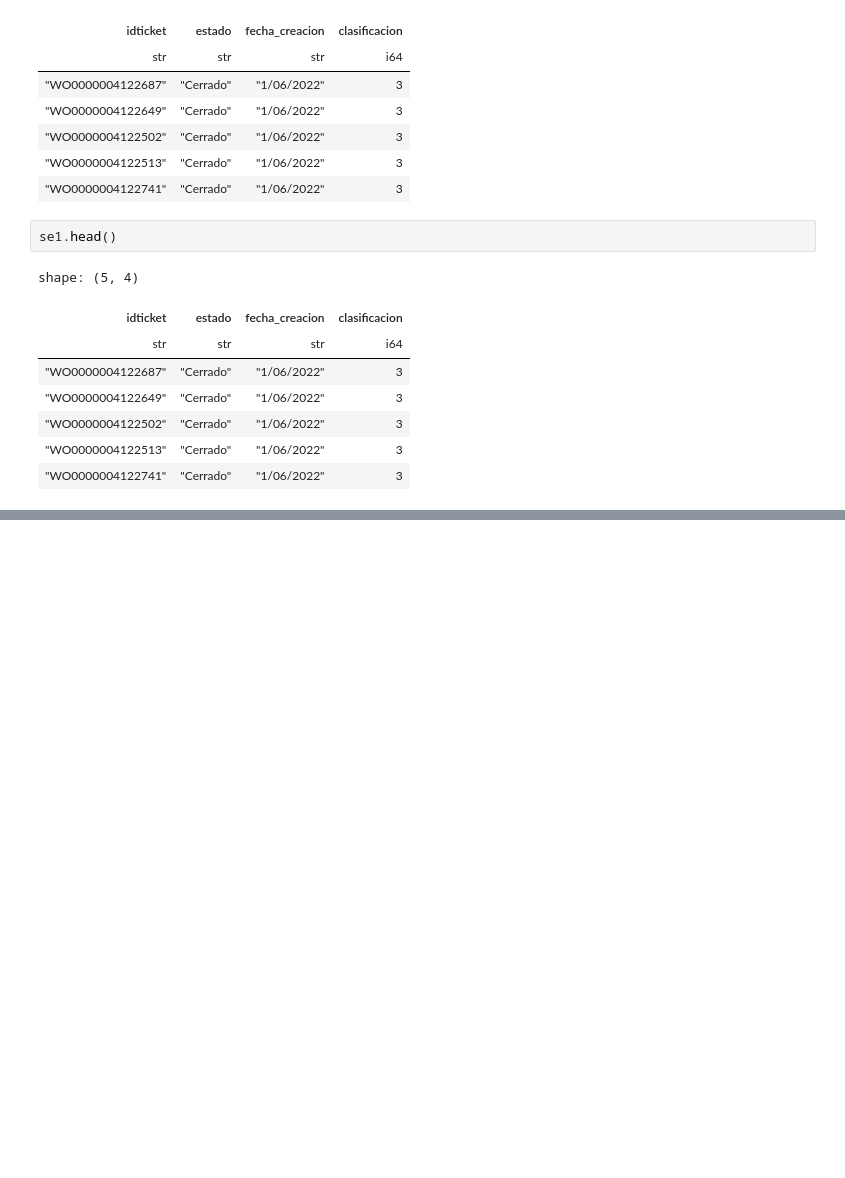
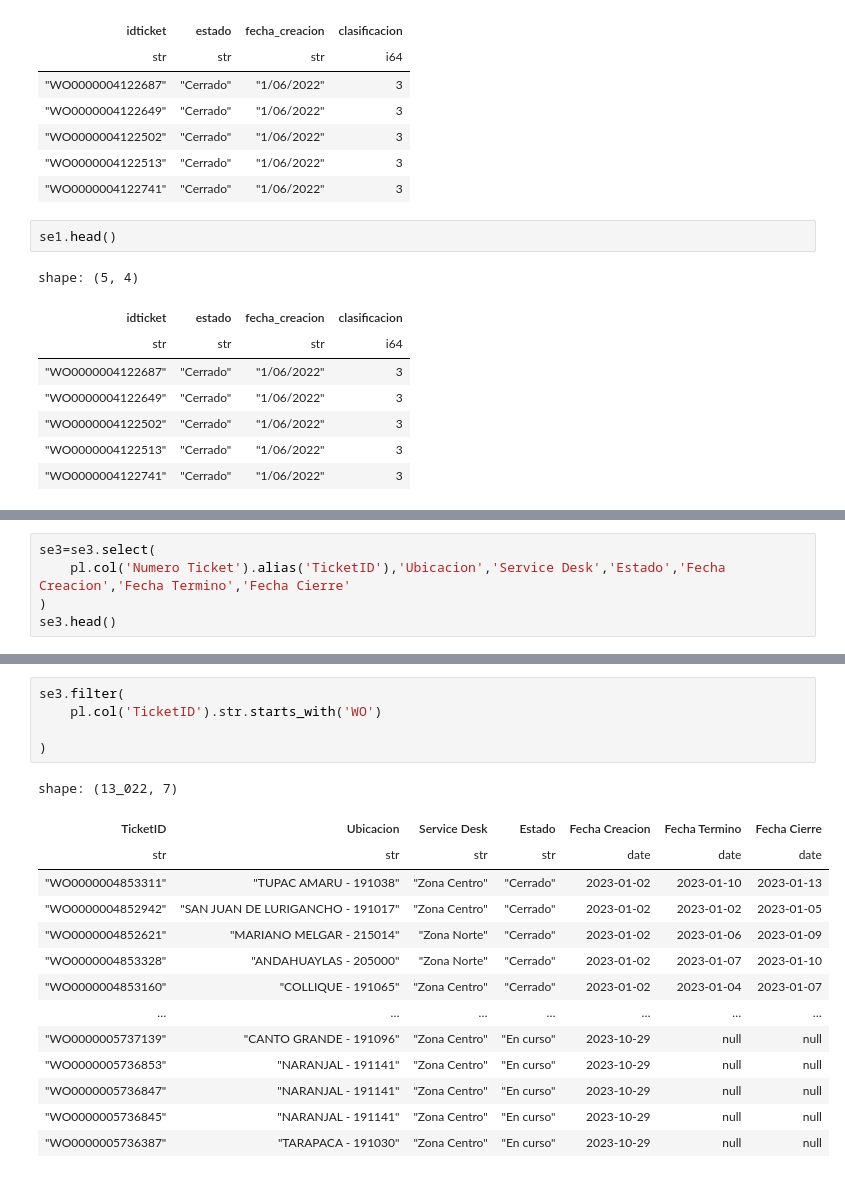
Before and after one commit to masterins/prueba_etl_python, a Jupyter notebook: proceso_etl.ipynb, the cells around one changed output, grey strips where cells are left out. Drawn from its saved outputs; the diff is of its cells as text; blank space fills up the shorter version.

```diff
--- a/proceso_etl.ipynb
+++ b/proceso_etl.ipynb
@@ -94,0 +133,5 @@ shape: (5, 4)
+# %%
+se3=se3.select(
+    pl.col('Numero Ticket').alias('TicketID'),'Ubicacion','Service Desk','Estado','Fecha Creacion','Fecha Termino','Fecha Cierre'
+)
+se3.head()
@@ -94,0 +147,20 @@ shape: (5, 4)
+# %%
+se3.filter(
+    pl.col('TicketID').str.starts_with('WO')
+
+)
+# %% [output]
+shape: (13_022, 7)
+| TicketID | Ubicacion | Service Desk | Estado | Fecha Creacion | Fecha Termino | Fecha Cierre |
+| str | str | str | str | date | date | date |
+| "WO0000004853311" | "TUPAC AMARU - 191038" | "Zona Centro" | "Cerrado" | 2023-01-02 | 2023-01-10 | 2023-01-13 |
+| "WO0000004852942" | "SAN JUAN DE LURIGANCHO - 191017" | "Zona Centro" | "Cerrado" | 2023-01-02 | 2023-01-02 | 2023-01-05 |
+| "WO0000004852621" | "MARIANO MELGAR - 215014" | "Zona Norte" | "Cerrado" | 2023-01-02 | 2023-01-06 | 2023-01-09 |
+| "WO0000004853328" | "ANDAHUAYLAS - 205000" | "Zona Norte" | "Cerrado" | 2023-01-02 | 2023-01-07 | 2023-01-10 |
+| "WO0000004853160" | "COLLIQUE - 191065" | "Zona Centro" | "Cerrado" | 2023-01-02 | 2023-01-04 | 2023-01-07 |
+| … | … | … | … | … | … | … |
+| "WO0000005737139" | "CANTO GRANDE - 191096" | "Zona Centro" | "En curso" | 2023-10-29 | null | null |
+| "WO0000005736853" | "NARANJAL - 191141" | "Zona Centro" | "En curso" | 2023-10-29 | null | null |
+| "WO0000005736847" | "NARANJAL - 191141" | "Zona Centro" | "En curso" | 2023-10-29 | null | null |
+| "WO0000005736845" | "NARANJAL - 191141" | "Zona Centro" | "En curso" | 2023-10-29 | null | null |
+| "WO0000005736387" | "TARAPACA - 191030" | "Zona Centro" | "En curso" | 2023-10-29 | null | null |
```
Also changed, not shown: parts of 4 cells of this notebook.
